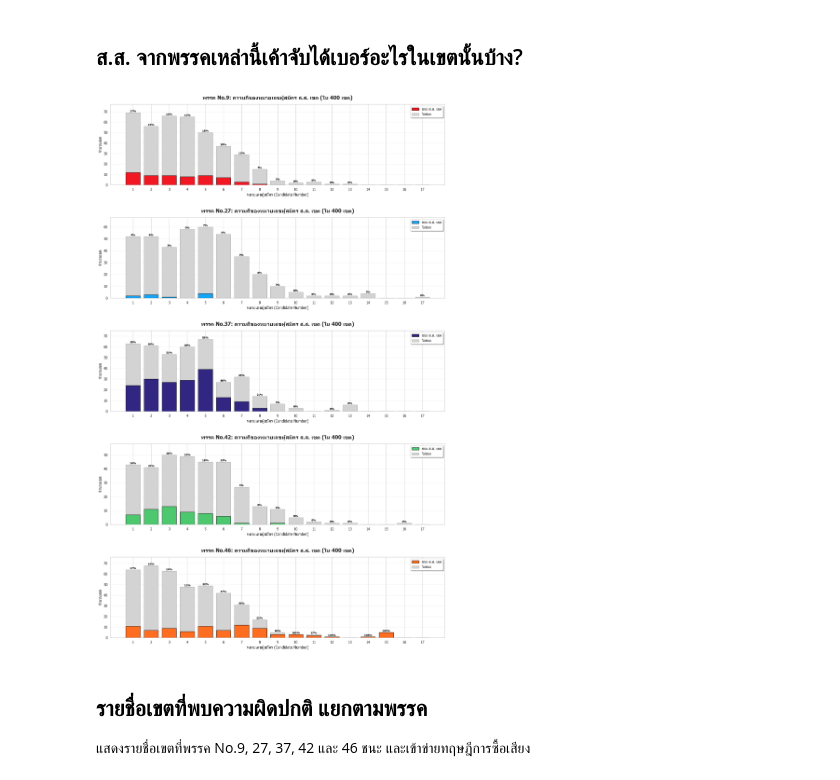
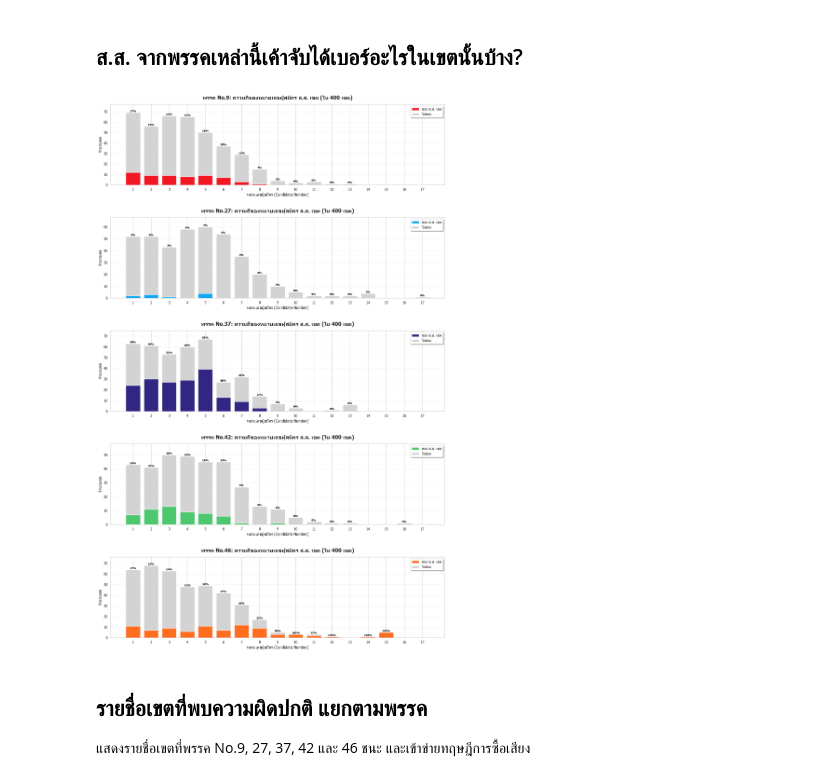
Before and after one commit to sangzn34/election_69_analyzer, a Jupyter notebook: notebooks/vote_buying_analysis.ipynb, the cells around one changed output. Saved outputs shown, nothing was run; the diff lists cells and outputs as text; code cells hidden in the pictures.

```diff
--- a/notebooks/vote_buying_analysis.ipynb
+++ b/notebooks/vote_buying_analysis.ipynb
@@ -361,36 +362,36 @@ for idx, party_id in enumerate(target_ids):
 
     # นับความถี่แยกตามเบอร์และผลลัพธ์ (ชนะ/ไม่ชนะ)
     win_data = p_sub[p_sub['won'] == True]['number'].value_counts().reindex(num_range, fill_value=0)
     loss_data = p_sub[p_sub['won'] == False]['number'].value_counts().reindex(num_range, fill_value=0)
     total_data = win_data + loss_data
     p_color = party_meta.get(party_id, {}).get('color', 'gray')
     p_name = party_meta.get(party_id, {}).get('name', party_id)
 
     # วาด Bar Chart แบบซ้อน (Stacked)
-    ax.bar(num_range, win_data, color=p_color, edgecolor='black', label='ชนะ ส.ส. เขต', zorder=3)
-    ax.bar(num_range, loss_data, bottom=win_data, color='lightgray', edgecolor='#aaaaaa', label='ไม่ชนะ', linewidth=1, zorder=2)
+    ax.bar(num_range, win_data, color=p_color, label='ชนะ ส.ส. เขต', zorder=3)
+    ax.bar(num_range, loss_data, bottom=win_data, color='lightgray', label='ไม่ชนะ', linewidth=1, zorder=2)
 
     # เพิ่มตัวเลขเปอร์เซ็นต์การชนะ
     for i in num_range:
         total = total_data[i]
         if total > 0:
             wins = win_data[i]
             perc = (wins / total) * 100
             # วางข้อความบนยอดกราฟ
             ax.text(i, total + 0.2, f"{perc:.0f}%", ha='center', va='bottom', fontsize=8, fontweight='bold', color='black')
 
     ax.set_title(f"พรรค {p_name}: ความถี่ของหมายเลขผู้สมัคร ส.ส. เขต (ใน 400 เขต)", fontsize=16, fontweight='bold', pad=15)
     ax.set_xlabel("หมายเลขผู้สมัคร (Candidate Number)", fontsize=12)
     ax.set_ylabel("จำนวนเขต", fontsize=12)
     ax.set_xticks(num_range)
     ax.set_ylim(0, max((total_data).max() + 8, 10))
     ax.legend(frameon=True, shadow=True)
     ax.grid(axis='y', alpha=0.3)
 
 plt.tight_layout(pad=3.0)
 plt.show()
 # %% [output]
-[figure, old version]
+[figure, new version]
 # %% [markdown]
 ## รายชื่อเขตที่พบความผิดปกติ แยกตามพรรค
 แสดงรายชื่อเขตที่พรรค No.9, 27, 37, 42 และ 46 ชนะ และเข้าข่ายทฤษฎีการซื้อเสียง
```
Also changed, not shown: parts of 1 cell of this notebook.
